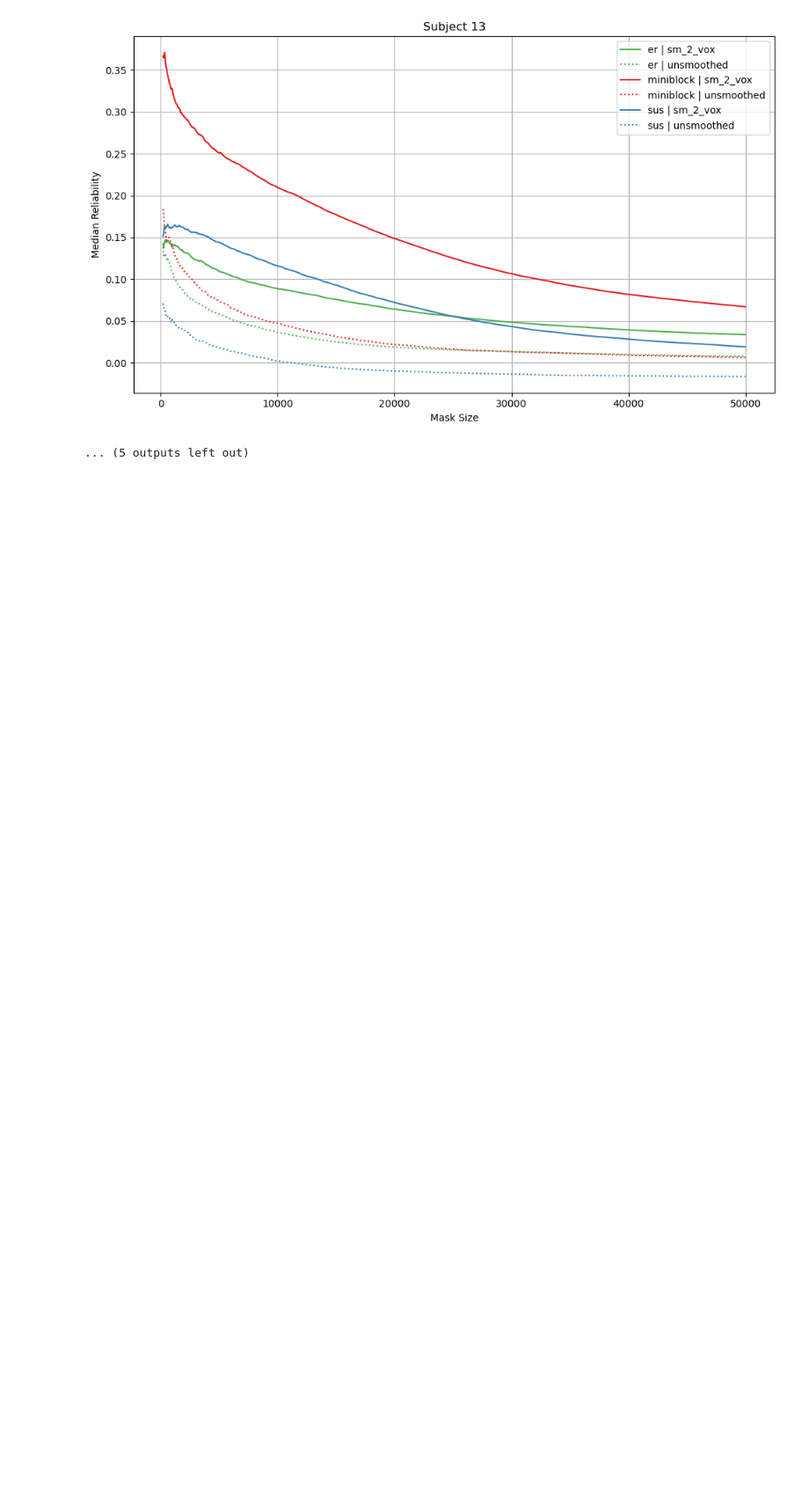
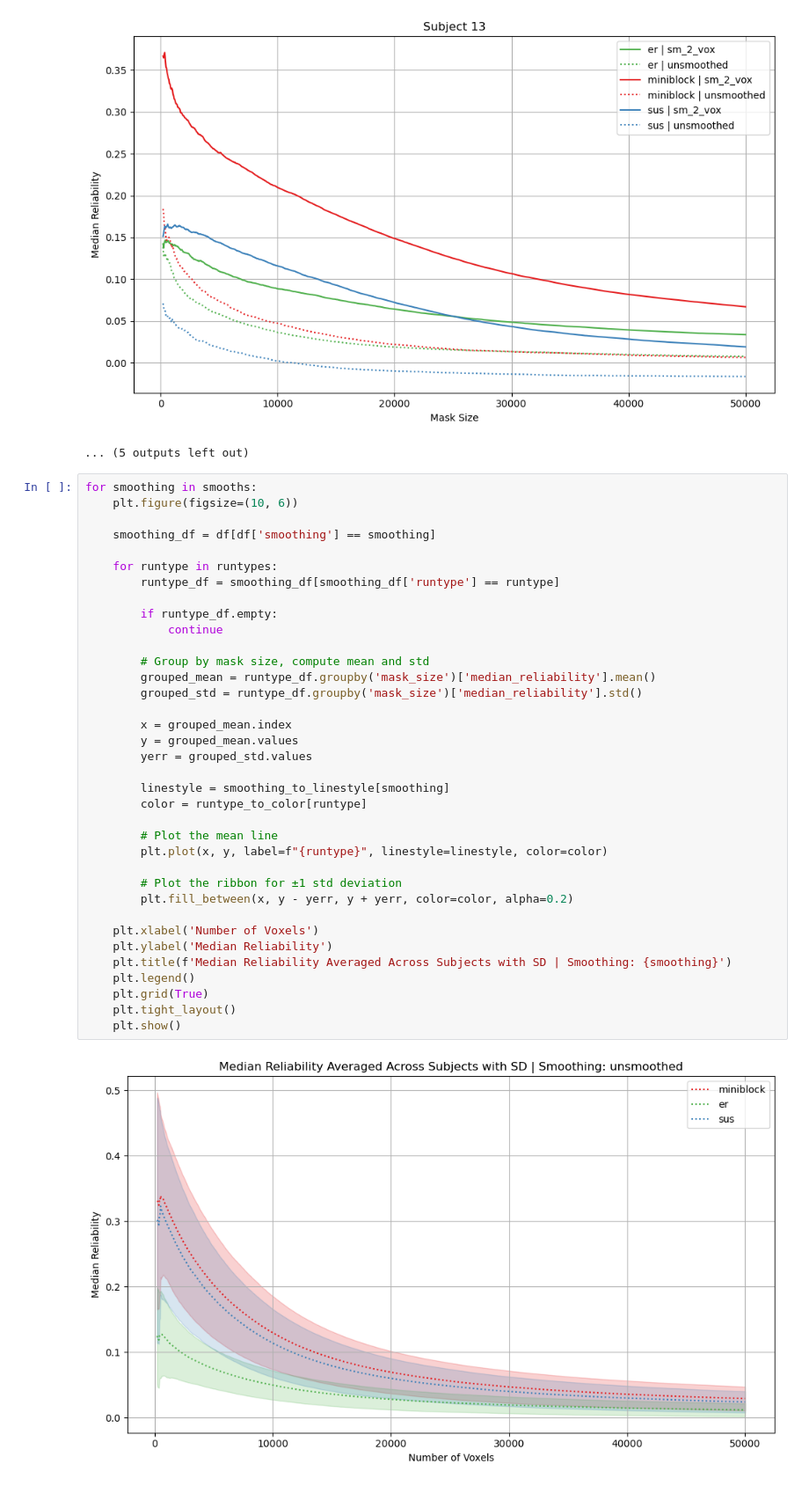
Before and after one commit to fabiub51/Thesis, a Jupyter notebook: Reliability/reliability_cluster_sizes.ipynb, the cells around one changed output. Shown at 88% size. Cells and saved outputs as stored; diff of their text form; blank space fills up the shorter version.

```diff
--- a/Reliability/reliability_cluster_sizes.ipynb
+++ b/Reliability/reliability_cluster_sizes.ipynb
@@ -188,3 +196,41 @@ for sub in subs:
 [figure]
 [figure]
 ... (5 outputs left out)
+# %%
+for smoothing in smooths:
+    plt.figure(figsize=(10, 6))
+
+    smoothing_df = df[df['smoothing'] == smoothing]
+
+    for runtype in runtypes:
+        runtype_df = smoothing_df[smoothing_df['runtype'] == runtype]
+
+        if runtype_df.empty:
+            continue
+
+        # Group by mask size, compute mean and std
+        grouped_mean = runtype_df.groupby('mask_size')['median_reliability'].mean()
+        grouped_std = runtype_df.groupby('mask_size')['median_reliability'].std()
+
+        x = grouped_mean.index
+        y = grouped_mean.values
+        yerr = grouped_std.values
+
+        linestyle = smoothing_to_linestyle[smoothing]
+        color = runtype_to_color[runtype]
+
+        # Plot the mean line
+        plt.plot(x, y, label=f"{runtype}", linestyle=linestyle, color=color)
+
+        # Plot the ribbon for ±1 std deviation
+        plt.fill_between(x, y - yerr, y + yerr, color=color, alpha=0.2)
+
+    plt.xlabel('Number of Voxels')
+    plt.ylabel('Median Reliability')
+    plt.title(f'Median Reliability Averaged Across Subjects with SD | Smoothing: {smoothing}')
+    plt.legend()
+    plt.grid(True)
+    plt.tight_layout()
+    plt.show()
+# %% [output]
+[figure, added]
```
Also changed, not shown: parts of 2 cells of this notebook, 9 other files.
